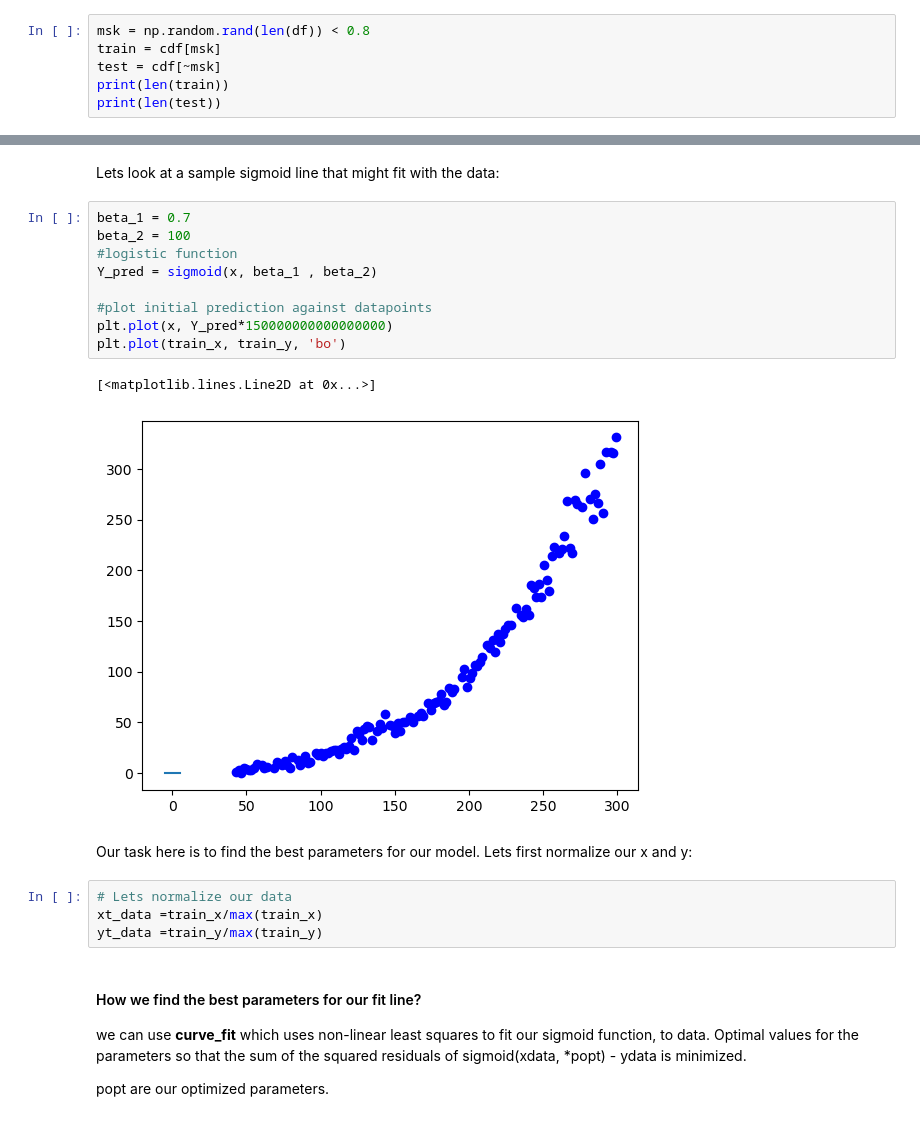
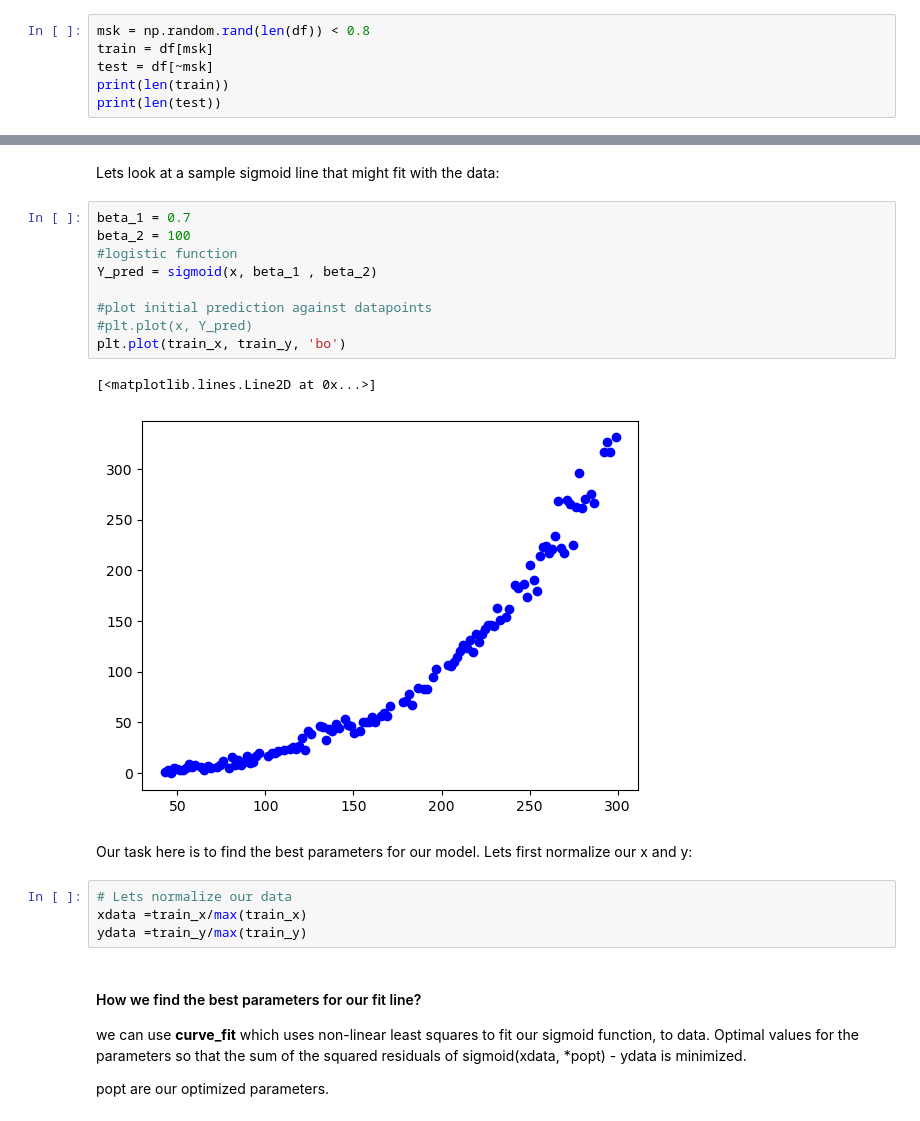
Before and after one commit to mehranghoorbani/soft-computing, a Jupyter notebook: Reg-NoneLinearRegression.ipynb, the cells around one changed output, grey strips where cells are left out. Cells and saved outputs as stored; diff of their text form.

```diff
--- a/Reg-NoneLinearRegression.ipynb
+++ b/Reg-NoneLinearRegression.ipynb
@@ -199,8 +199,8 @@ cdf.head(9)
 Train/Test Split involves splitting the dataset into training and testing sets respectively, which are mutually exclusive. After which, you train with the training set and test with the testing set.
 # %%
 msk = np.random.rand(len(df)) < 0.8
-train = cdf[msk]
-test = cdf[~msk]
+train = df[msk]
+test = df[~msk]
 print(len(train))
 print(len(test))
 # %% [output]
@@ -256,21 +258,21 @@ Lets look at a sample sigmoid line that might fit with the data:
 # %%
 beta_1 = 0.7
 beta_2 = 100
 #logistic function
 Y_pred = sigmoid(x, beta_1 , beta_2)
 
 #plot initial prediction against datapoints
-plt.plot(x, Y_pred*150000000000000000)
+#plt.plot(x, Y_pred)
 plt.plot(train_x, train_y, 'bo')
 # %% [output]
 [<matplotlib.lines.Line2D at 0x...>]
-[figure, old version]
+[figure, new version]
 # %% [markdown]
 Our task here is to find the best parameters for our model. Lets first normalize our x and y:
 # %%
 # Lets normalize our data
-xt_data =train_x/max(train_x)
-yt_data =train_y/max(train_y)
+xdata =train_x/max(train_x)
+ydata =train_y/max(train_y)
 # %% [markdown]
 #### How we find the best parameters for our fit line?
 
```
Also changed, not shown: parts of 9 cells of this notebook, 3 other files.
